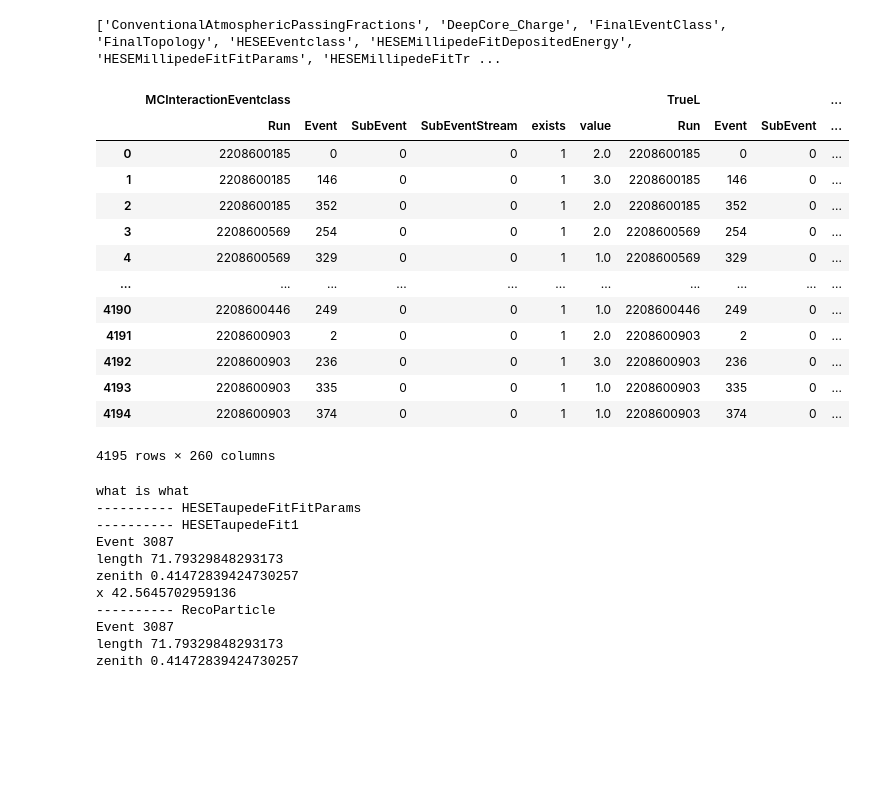
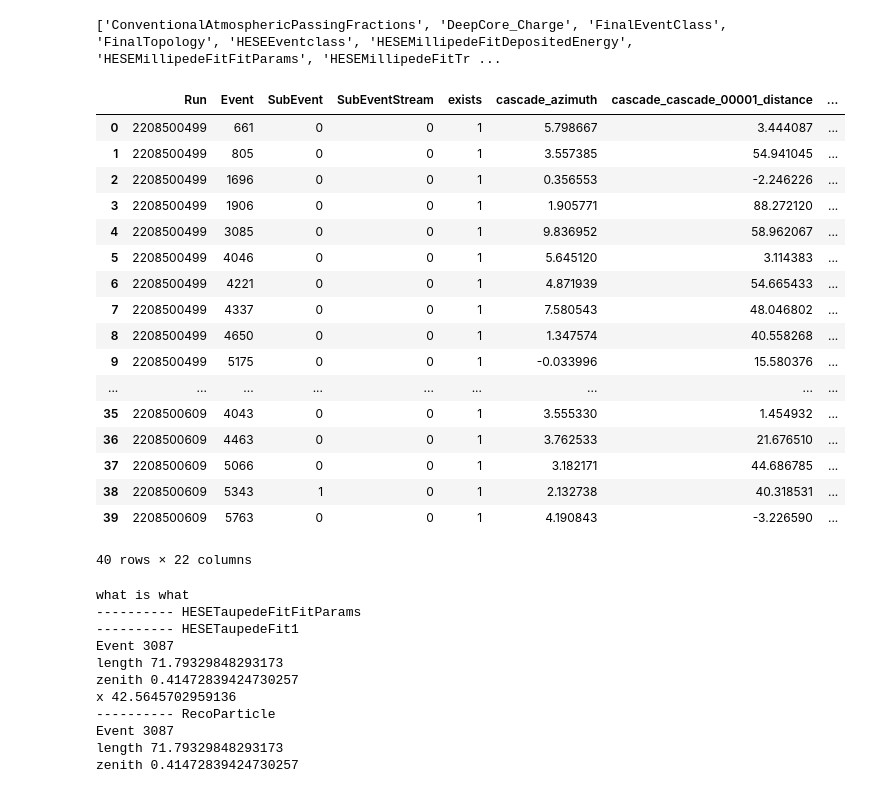
Before and after one commit to tjuanve/evtgen, a Jupyter notebook: read_hdf.ipynb, the cells around one changed output. Cells and saved outputs as stored; diff of their text form; code cells hidden in the pictures; blank space fills up the shorter version.

```diff
--- a/read_hdf.ipynb
+++ b/read_hdf.ipynb
@@ -3,10 +3,11 @@ import pandas as pd
 import matplotlib.pyplot as plt
 import numpy as np
 # %%
-file_path = "/data/user/tvaneede/GlobalFit/EventGenerator/hdf/test_1000files.hdf5"
+# file_path = "/data/user/tvaneede/GlobalFit/EventGenerator/hdf/test_1000files.hdf5"
 # file_path = "/data/ana/Diffuse/GlobalFit_Flavor/taupede/SnowStorm/RecowithBfr/Baseline/hdf_files/NoDeepCore/22043_DoubleCascades.hdf5"
 # file_path = "/data/user/tvaneede/datasets/taupede/SnowStorm/NoDeepCore/hdf_files/RecowithBfr/Baseline/22049/22049_0000000-0000999_DoubleCascades.hdf5"
 # file_path = "/data/user/tvaneede/datasets/taupede/MuonGun/NoDeepCore/hdf_files/RecowithBfr/21315_DoubleCascades_0011000-0011999.hdf5"
+file_path = "/data/user/tvaneede/GlobalFit/EventGenerator/hdf/v0/RecowithBfr/Baseline/22085/22085_0000000-0000999_DoubleCascades.hdf5"
 plotting_path = "/data/user/tvaneede/GlobalFit/EventGenerator/notebooks/output/"
 # %%
 import h5py
@@ -27,49 +28,53 @@ with h5py.File(file_path, "r") as f:
 hdfkeys = []
 hdfkeys += ['MCInteractionEventclass','TrueL','TrueETot','TrueE1','TrueE2','TrueZenith', 'TrueAzimuth']
 hdfkeys += ['RecoLogL', 'RecoERatio', 'RecoEConfinement', 'RecoLogE1', 'RecoLogE2', 'RecoLogETot', 'RecoZenith', 'RecoAzimuth',"RecoL"]
 hdfkeys += ['RecoParticle']
 hdfkeys += ['HESETaupedeFit1','HESETaupedeFit2'] # , 'HESETaupedeFitFitParams'
 hdfkeys += ['MyEgeneratorOutputFrameKey']
 hdfkeys += ['HESEEventclass', "FinalTopology"]
 hdfkeys += ['RecoETot']
 hdfkeys += ['FinalTopology','DeepCore_Charge','TotalCharge']
 hdfkeys += ['I3MCWeightDict', 'MCInteractionEventclass']
 # hdfkeys += ['HESEMonopodFit_x', 'HESEMonopodFit_y', 'HESEMonopodFit_z']
 # hdfkeys += ['HESETaupedeFit1_x', 'HESETaupedeFit1_y', 'HESETaupedeFit1_z']
 # hdfkeys += ['HESETaupedeFit2_x', 'HESETaupedeFit2_y', 'HESETaupedeFit2_z']
 
 
 
 # dfs = [pd.read_hdf(file_path, key=key) for key in hdfkeys]  # Read each dataset into a DataFrame
 dfs = {key: pd.read_hdf(file_path, key=key) for key in hdfkeys}
 
 df_combined = pd.concat(dfs, axis=1)  # Combine them column-wise based on the index
 
-df_combined
+# df_combined
 
 # print(df_combined.keys())
 # df_combined["I3MCWeightDict"]['InteractionType']
-# df_combined["HESETaupedeFit1_z"]
+df_combined["MyEgeneratorOutputFrameKey"]
 
 # dfs[4]["valu"]
 
 
 # print(df_combined['HESEEventclass']["value"], df_combined['FinalTopology']["value"])
 # %% [output]
-|  | MCInteractionEventclass |  |  |  |  |  | TrueL |  |  | ... |
-|  | Run | Event | SubEvent | SubEventStream | exists | value | Run | Event | SubEvent | ... |
-| 0 | 2208600185 | 0 | 0 | 0 | 1 | 2.0 | 2208600185 | 0 | 0 | ... |
-| 1 | 2208600185 | 146 | 0 | 0 | 1 | 3.0 | 2208600185 | 146 | 0 | ... |
-| 2 | 2208600185 | 352 | 0 | 0 | 1 | 2.0 | 2208600185 | 352 | 0 | ... |
-| 3 | 2208600569 | 254 | 0 | 0 | 1 | 2.0 | 2208600569 | 254 | 0 | ... |
-| 4 | 2208600569 | 329 | 0 | 0 | 1 | 1.0 | 2208600569 | 329 | 0 | ... |
-| ... | ... | ... | ... | ... | ... | ... | ... | ... | ... | ... |
-| 4190 | 2208600446 | 249 | 0 | 0 | 1 | 1.0 | 2208600446 | 249 | 0 | ... |
-| 4191 | 2208600903 | 2 | 0 | 0 | 1 | 2.0 | 2208600903 | 2 | 0 | ... |
-| 4192 | 2208600903 | 236 | 0 | 0 | 1 | 3.0 | 2208600903 | 236 | 0 | ... |
-| 4193 | 2208600903 | 335 | 0 | 0 | 1 | 1.0 | 2208600903 | 335 | 0 | ... |
-| 4194 | 2208600903 | 374 | 0 | 0 | 1 | 1.0 | 2208600903 | 374 | 0 | ... |
+|  | Run | Event | SubEvent | SubEventStream | exists | cascade_azimuth | cascade_cascade_00001_distance | ... |
+| 0 | 2208500499 | 661 | 0 | 0 | 1 | 5.798667 | 3.444087 | ... |
+| 1 | 2208500499 | 805 | 0 | 0 | 1 | 3.557385 | 54.941045 | ... |
+| 2 | 2208500499 | 1696 | 0 | 0 | 1 | 0.356553 | -2.246226 | ... |
+| 3 | 2208500499 | 1906 | 0 | 0 | 1 | 1.905771 | 88.272120 | ... |
+| 4 | 2208500499 | 3085 | 0 | 0 | 1 | 9.836952 | 58.962067 | ... |
+| 5 | 2208500499 | 4046 | 0 | 0 | 1 | 5.645120 | 3.114383 | ... |
+| 6 | 2208500499 | 4221 | 0 | 0 | 1 | 4.871939 | 54.665433 | ... |
+| 7 | 2208500499 | 4337 | 0 | 0 | 1 | 7.580543 | 48.046802 | ... |
+| 8 | 2208500499 | 4650 | 0 | 0 | 1 | 1.347574 | 40.558268 | ... |
+| 9 | 2208500499 | 5175 | 0 | 0 | 1 | -0.033996 | 15.580376 | ... |
+| ... | ... | ... | ... | ... | ... | ... | ... | ... |
+| 35 | 2208500609 | 4043 | 0 | 0 | 1 | 3.555330 | 1.454932 | ... |
+| 36 | 2208500609 | 4463 | 0 | 0 | 1 | 3.762533 | 21.676510 | ... |
+| 37 | 2208500609 | 5066 | 0 | 0 | 1 | 3.182171 | 44.686785 | ... |
+| 38 | 2208500609 | 5343 | 1 | 0 | 1 | 2.132738 | 40.318531 | ... |
+| 39 | 2208500609 | 5763 | 0 | 0 | 1 | 4.190843 | -3.226590 | ... |
-4195 rows × 260 columns
+40 rows × 22 columns
 # %%
 print("what is what")
 print(10*"-", "HESETaupedeFitFitParams")
```
Also changed, not shown: parts of 1 cell of this notebook, 2 other files.
